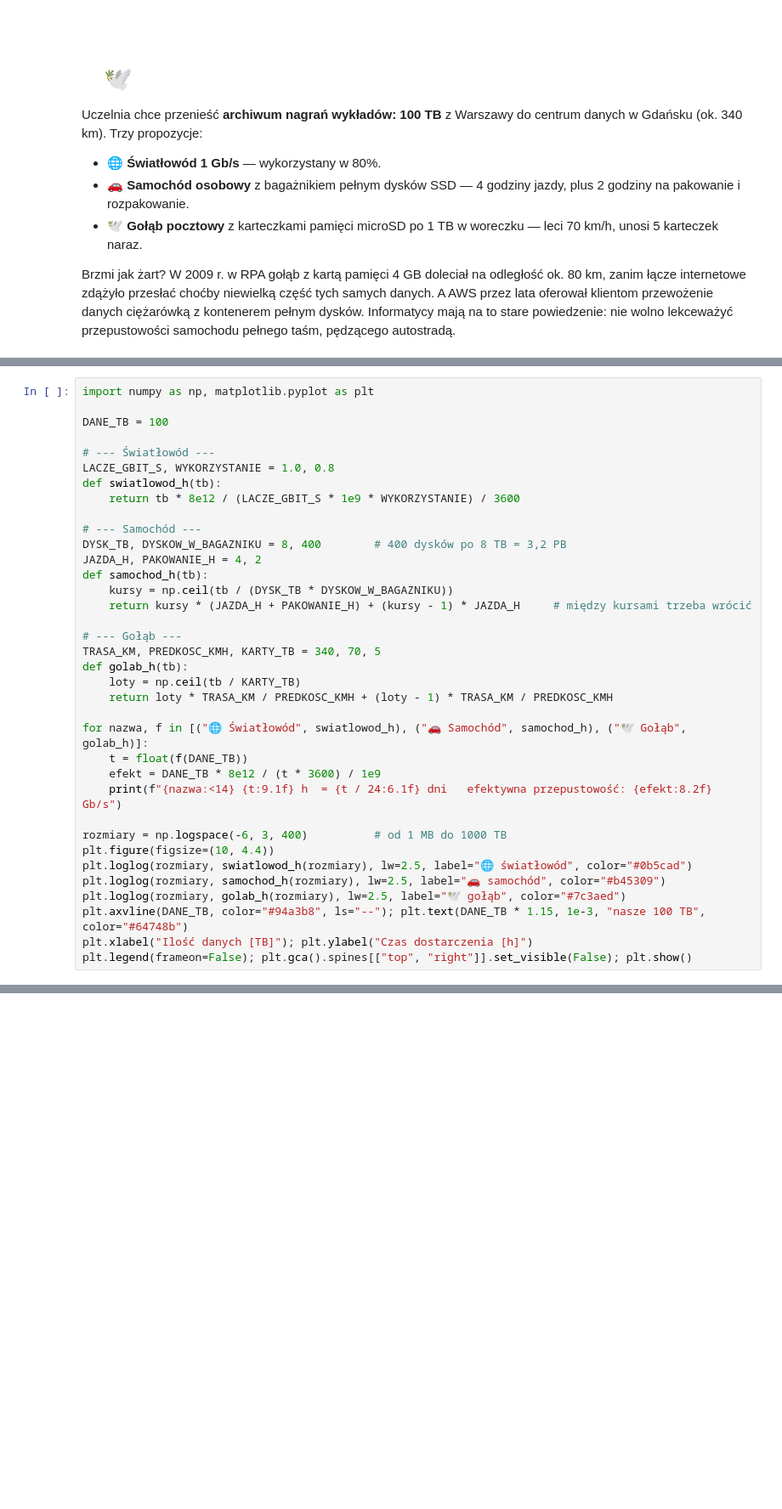
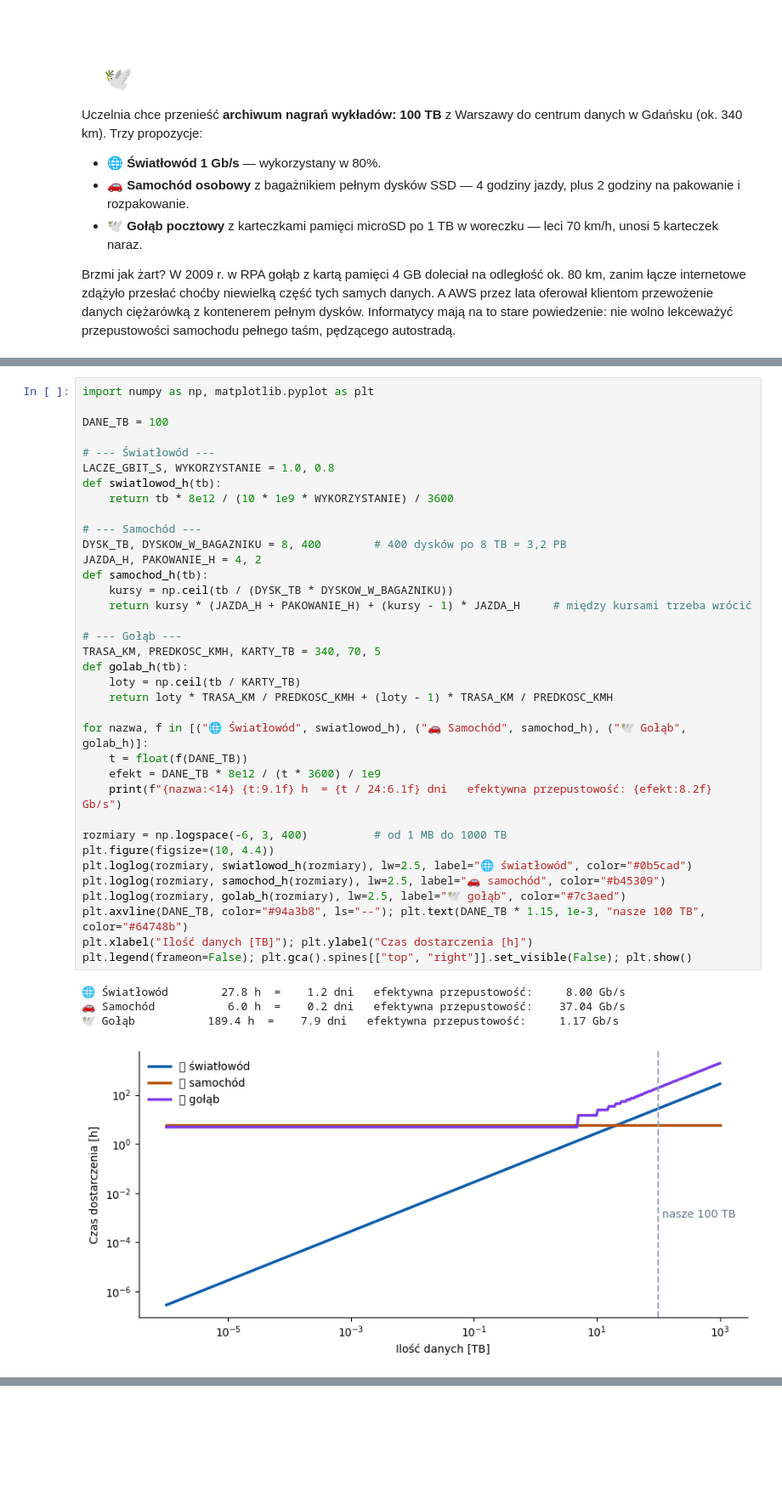
Before and after one commit to kubi0o0/chmura-cwiczenia, a Jupyter notebook: Kopia_notatnika_Cwiczenia_02_Piec_zagadek_o_chmurze.ipynb, the cells around one changed output, grey strips where cells are left out. Shown at 85% size. Cells and saved outputs as stored; diff of their text form; blank space fills up the shorter version.

```diff
--- a/Kopia_notatnika_Cwiczenia_02_Piec_zagadek_o_chmurze.ipynb
+++ b/Kopia_notatnika_Cwiczenia_02_Piec_zagadek_o_chmurze.ipynb
@@ -324,34 +371,39 @@ DANE_TB = 100
 # --- Światłowód ---
 LACZE_GBIT_S, WYKORZYSTANIE = 1.0, 0.8
 def swiatlowod_h(tb):
-    return tb * 8e12 / (LACZE_GBIT_S * 1e9 * WYKORZYSTANIE) / 3600
+    return tb * 8e12 / (10 * 1e9 * WYKORZYSTANIE) / 3600
 
 # --- Samochód ---
 DYSK_TB, DYSKOW_W_BAGAZNIKU = 8, 400        # 400 dysków po 8 TB = 3,2 PB
 JAZDA_H, PAKOWANIE_H = 4, 2
 def samochod_h(tb):
     kursy = np.ceil(tb / (DYSK_TB * DYSKOW_W_BAGAZNIKU))
     return kursy * (JAZDA_H + PAKOWANIE_H) + (kursy - 1) * JAZDA_H     # między kursami trzeba wrócić
 
 # --- Gołąb ---
 TRASA_KM, PREDKOSC_KMH, KARTY_TB = 340, 70, 5
 def golab_h(tb):
     loty = np.ceil(tb / KARTY_TB)
     return loty * TRASA_KM / PREDKOSC_KMH + (loty - 1) * TRASA_KM / PREDKOSC_KMH
 
 for nazwa, f in [("🌐 Światłowód", swiatlowod_h), ("🚗 Samochód", samochod_h), ("🕊️ Gołąb", golab_h)]:
     t = float(f(DANE_TB))
     efekt = DANE_TB * 8e12 / (t * 3600) / 1e9
     print(f"{nazwa:<14} {t:9.1f} h  = {t / 24:6.1f} dni   efektywna przepustowość: {efekt:8.2f} Gb/s")
 
 rozmiary = np.logspace(-6, 3, 400)          # od 1 MB do 1000 TB
 plt.figure(figsize=(10, 4.4))
 plt.loglog(rozmiary, swiatlowod_h(rozmiary), lw=2.5, label="🌐 światłowód", color="#0b5cad")
 plt.loglog(rozmiary, samochod_h(rozmiary), lw=2.5, label="🚗 samochód", color="#b45309")
 plt.loglog(rozmiary, golab_h(rozmiary), lw=2.5, label="🕊️ gołąb", color="#7c3aed")
 plt.axvline(DANE_TB, color="#94a3b8", ls="--"); plt.text(DANE_TB * 1.15, 1e-3, "nasze 100 TB", color="#64748b")
 plt.xlabel("Ilość danych [TB]"); plt.ylabel("Czas dostarczenia [h]")
 plt.legend(frameon=False); plt.gca().spines[["top", "right"]].set_visible(False); plt.show()
+# %% [output]
+🌐 Światłowód        27.8 h  =    1.2 dni   efektywna przepustowość:     8.00 Gb/s
+🚗 Samochód           6.0 h  =    0.2 dni   efektywna przepustowość:    37.04 Gb/s
+🕊️ Gołąb           189.4 h  =    7.9 dni   efektywna przepustowość:     1.17 Gb/s
+[figure, added]
 # %% [markdown]
 **✍️ Odpowiedź** *(proszę kliknąć dwukrotnie tę komórkę i uzupełnić)*
 
```
Also changed, not shown: parts of 17 cells of this notebook.
